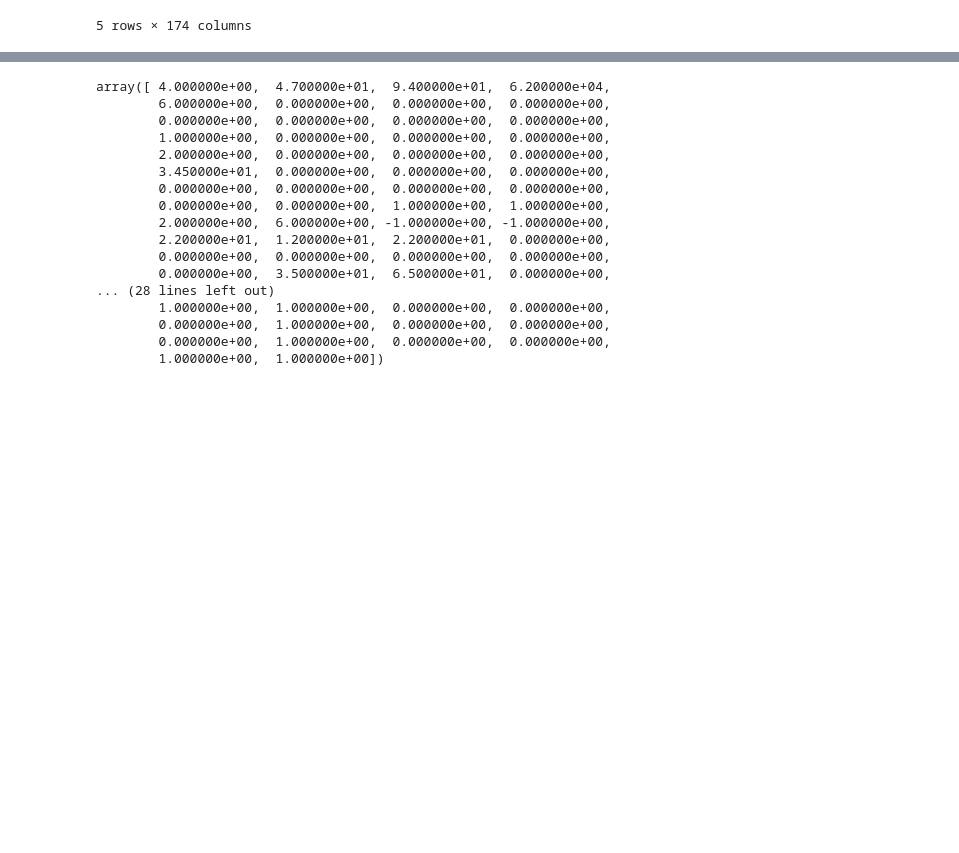
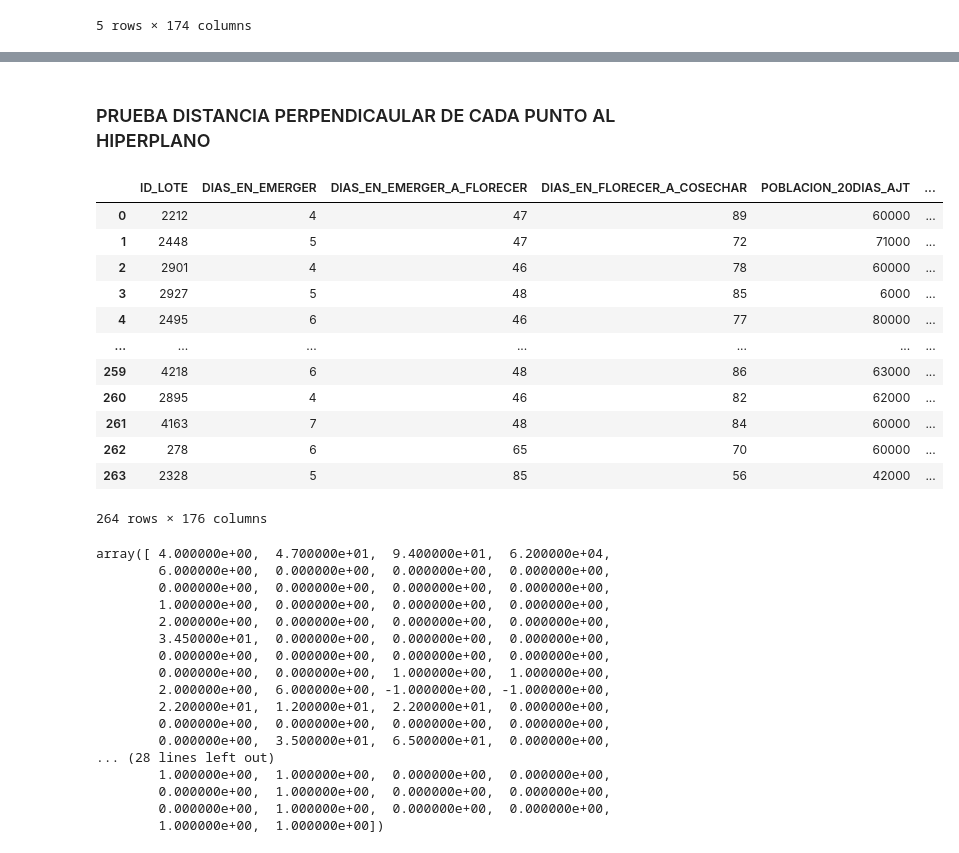
Before and after one commit to GermanMoran/TesisMaestria, a Jupyter notebook: PruebaMH/sample_Original.ipynb, the cells around one changed output, grey strips where cells are left out. Cells and saved outputs as stored; diff of their text form; code cells hidden in the pictures; blank space fills up the shorter version.

```diff
--- a/PruebaMH/sample_Original.ipynb
+++ b/PruebaMH/sample_Original.ipynb
@@ -505,0 +917,18 @@ Varianza residual:  114108.56772566748
+# %% [markdown]
+### PRUEBA DISTANCIA PERPENDICAULAR DE CADA PUNTO AL HIPERPLANO
+# %%
+grupos_definitivos[0]
+# %% [output]
+|  | ID_LOTE | DIAS_EN_EMERGER | DIAS_EN_EMERGER_A_FLORECER | DIAS_EN_FLORECER_A_COSECHAR | POBLACION_20DIAS_AJT | ... |
+| 0 | 2212 | 4 | 47 | 89 | 60000 | ... |
+| 1 | 2448 | 5 | 47 | 72 | 71000 | ... |
+| 2 | 2901 | 4 | 46 | 78 | 60000 | ... |
+| 3 | 2927 | 5 | 48 | 85 | 6000 | ... |
+| 4 | 2495 | 6 | 46 | 77 | 80000 | ... |
+| ... | ... | ... | ... | ... | ... | ... |
+| 259 | 4218 | 6 | 48 | 86 | 63000 | ... |
+| 260 | 2895 | 4 | 46 | 82 | 62000 | ... |
+| 261 | 4163 | 7 | 48 | 84 | 60000 | ... |
+| 262 | 278 | 6 | 65 | 70 | 60000 | ... |
+| 263 | 2328 | 5 | 85 | 56 | 42000 | ... |
+264 rows × 176 columns
```
Also changed, not shown: parts of 67 cells of this notebook, 8 other files.
